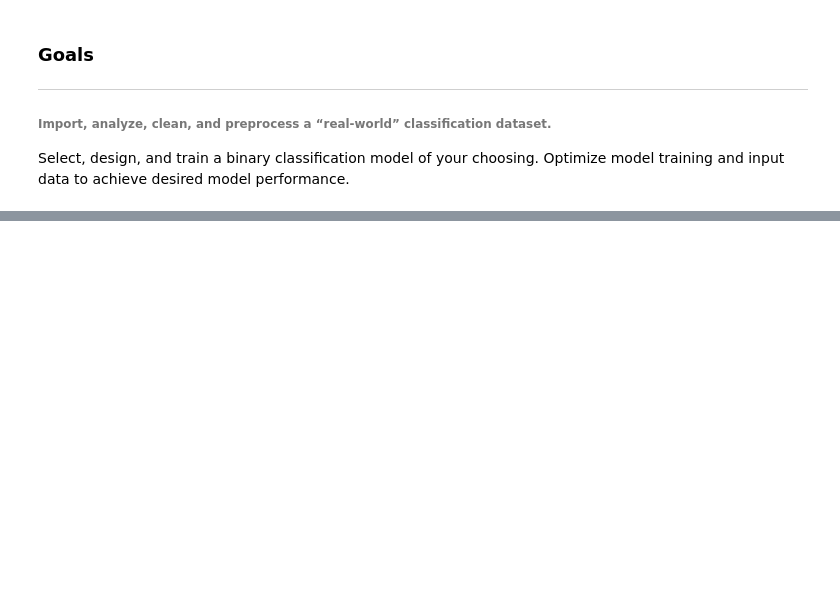
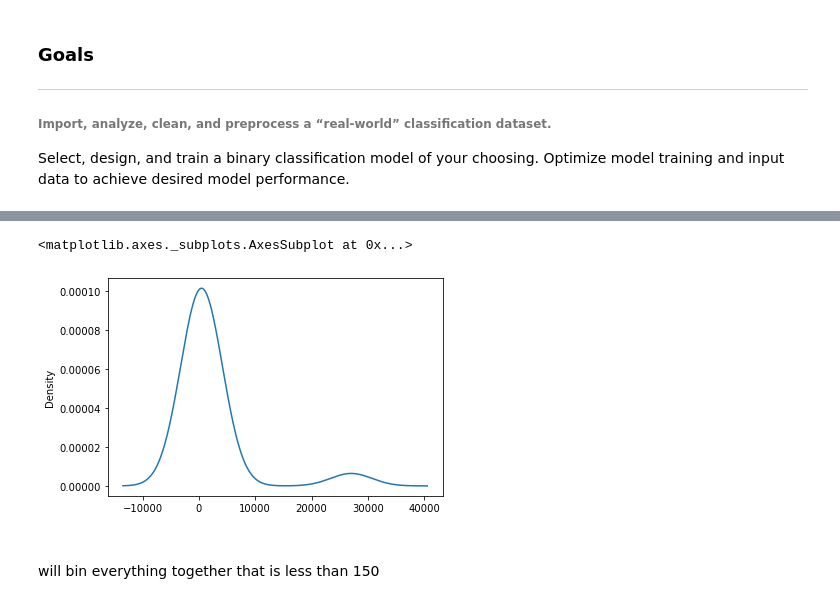
Before and after one commit to TrentBrunson/Neural_Networks, a Jupyter notebook: AlphabetSoupChall.ipynb, the cells around one changed output, grey strips where cells are left out. Saved outputs shown, nothing was run; the diff lists cells and outputs as text; code cells hidden in the pictures; blank space fills up the shorter version.

Commit message:
binning

```diff
--- a/AlphabetSoupChall.ipynb
+++ b/AlphabetSoupChall.ipynb
@@ -15,8 +15,8 @@ import pandas as pd
 import tensorflow as tf
 
 # Import input dataset
-loans_df = pd.read_csv('charity_data.csv')
-loans_df.head()
+charity_df = pd.read_csv('charity_data.csv')
+charity_df.head()
 # %% [output]
 |  | EIN | NAME | APPLICATION_TYPE | AFFILIATION | CLASSIFICATION | USE_CASE | ORGANIZATION | STATUS | ... |
 | 0 | 10520599 | BLUE KNIGHTS MOTORCYCLE CLUB | T10 | Independent | C1000 | ProductDev | Association | 1 | ... |
@@ -26,0 +92,3 @@ loans_df.head()
+# %%
+charity_df.drop(columns=['NAME', 'EIN'], inplace=True)
+charity_df.head()
@@ -26,0 +111,4 @@ loans_df.head()
+# %%
+# Check the unique value counts to see if binning is required
+app_type_count = charity_df.APPLICATION_TYPE.value_counts()
+app_type_count
@@ -26,0 +134,9 @@ loans_df.head()
+# %%
+# see range & concentration of values
+app_type_count.plot.density()
+# %% [output]
+<matplotlib.axes._subplots.AxesSubplot at 0x...>
+[figure, added]
+# %% [markdown]
+######
+will bin everything together that is less than 150
```
Also changed, not shown: parts of 19 cells of this notebook.
